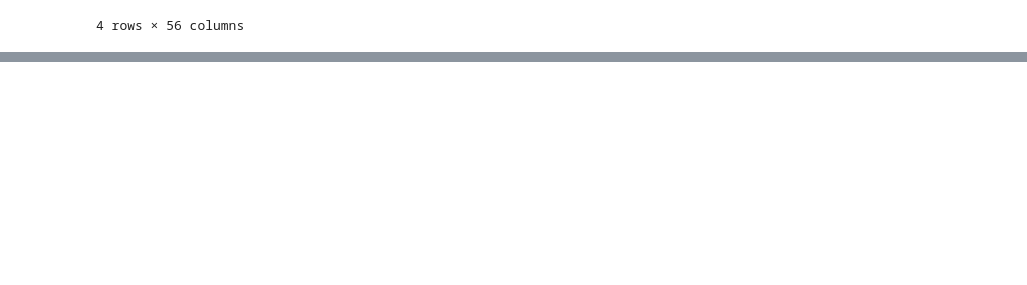
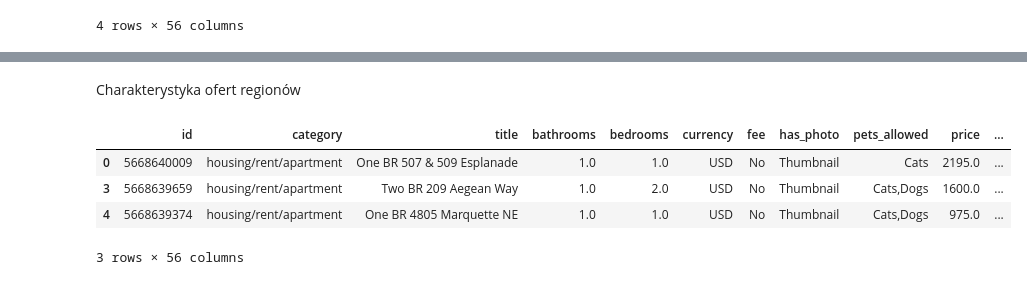
Before and after one commit to michalinahinc/Kurs_Analiza, a Jupyter notebook: pliki_robocze/Analiza_cwiczenia_GK_clean_Region.ipynb, the cells around one changed output, grey strips where cells are left out. Cells and saved outputs as stored; diff of their text form; code cells hidden in the pictures; blank space fills up the shorter version.

```diff
--- a/pliki_robocze/Analiza_cwiczenia_GK_clean_Region.ipynb
+++ b/pliki_robocze/Analiza_cwiczenia_GK_clean_Region.ipynb
@@ -226,0 +288,12 @@ fig.show()
+# %% [markdown]
+Charakterystyka ofert regionów
+# %%
+df_West = df[(df["Region"] == "West")]
+
+df_West.head(3)
+# %% [output]
+|  | id | category | title | bathrooms | bedrooms | currency | fee | has_photo | pets_allowed | price | ... |
+| 0 | 5668640009 | housing/rent/apartment | One BR 507 & 509 Esplanade | 1.0 | 1.0 | USD | No | Thumbnail | Cats | 2195.0 | ... |
+| 3 | 5668639659 | housing/rent/apartment | Two BR 209 Aegean Way | 1.0 | 2.0 | USD | No | Thumbnail | Cats,Dogs | 1600.0 | ... |
+| 4 | 5668639374 | housing/rent/apartment | One BR 4805 Marquette NE | 1.0 | 1.0 | USD | No | Thumbnail | Cats,Dogs | 975.0 | ... |
+3 rows × 56 columns
```
Also changed, not shown: parts of 9 cells of this notebook, 1 other file.
